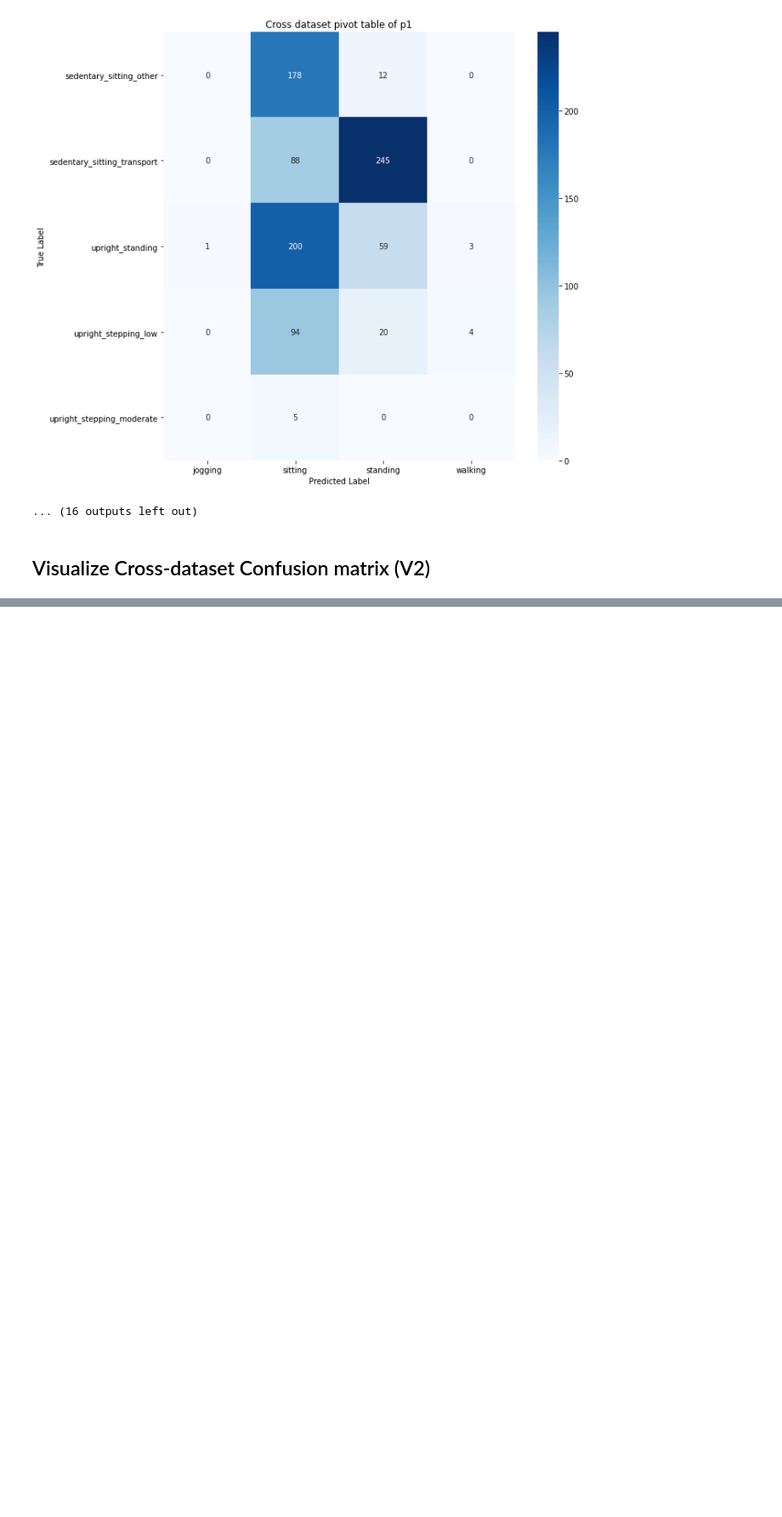
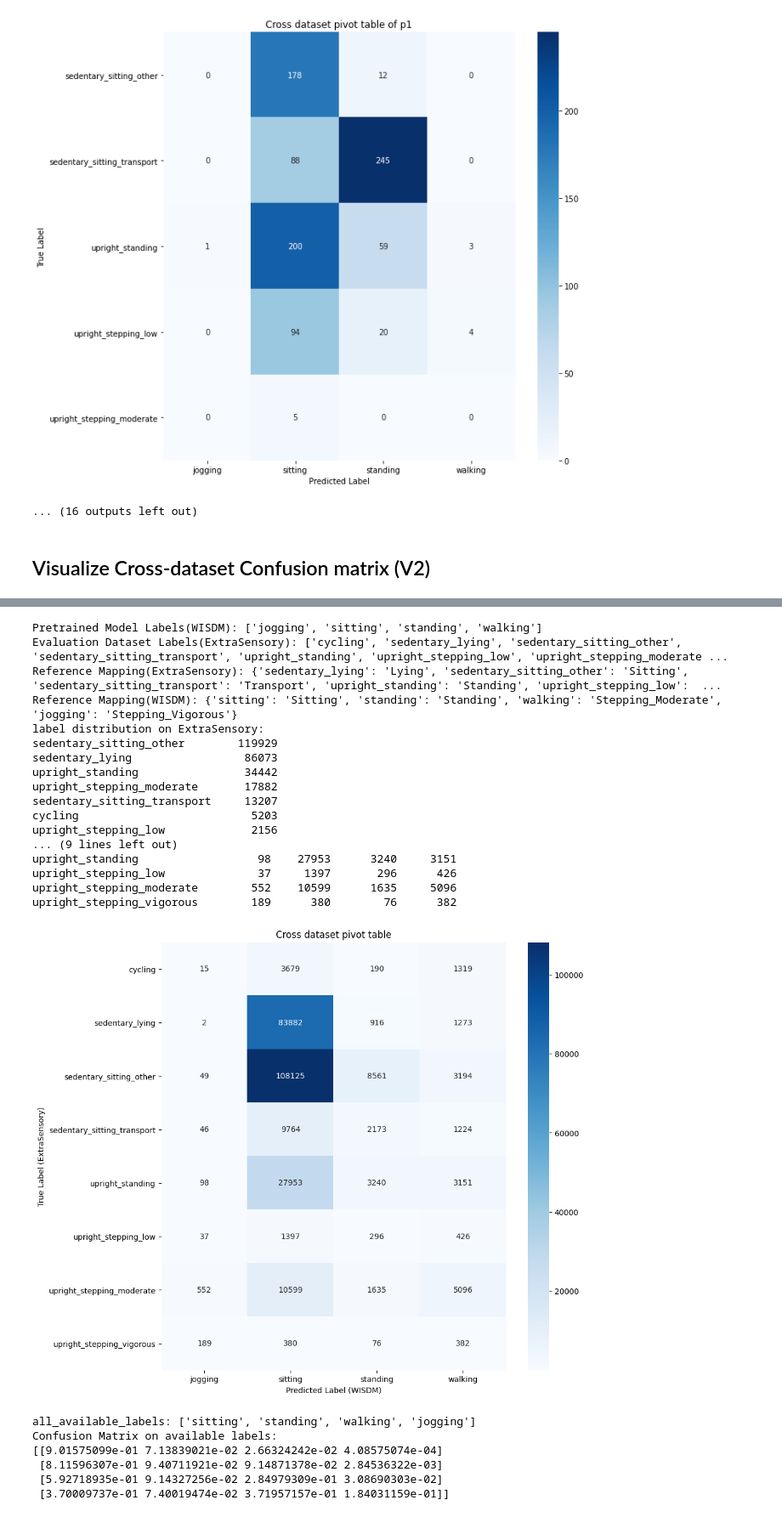
Before and after one commit to h-khayami/ssl-wearables, a Jupyter notebook: plots/confusion_matrices.ipynb, the cells around one changed output, grey strips where cells are left out. Shown at 85% size. Cells and saved outputs as stored; diff of their text form; code cells hidden in the pictures; blank space fills up the shorter version.

```diff
--- a/plots/confusion_matrices.ipynb
+++ b/plots/confusion_matrices.ipynb
@@ -573,0 +651,30 @@ Confusion Matrix:
+# %%
+# Trained on WISDM dataset and evaluated on ExtraSensory dataset
+evaluation_result = "/home/hossein/ssl-wearables/data/reports/2025-03-13_17-50"
+pretrained_model_label = "/home/hossein/ssl-wearables/data/reports/2025-02-18_19-32"
+visualize_confusion_matrices_cross_dataset(evaluation_result, pretrained_model_label, "WISDM","ExtraSensory")
+# %% [output]
+Pretrained Model Labels(WISDM): ['jogging', 'sitting', 'standing', 'walking']
+Evaluation Dataset Labels(ExtraSensory): ['cycling', 'sedentary_lying', 'sedentary_sitting_other', 'sedentary_sitting_transport', 'upright_standing', 'upright_stepping_low', 'upright_stepping_moderate ...
+Reference Mapping(ExtraSensory): {'sedentary_lying': 'Lying', 'sedentary_sitting_other': 'Sitting', 'sedentary_sitting_transport': 'Transport', 'upright_standing': 'Standing', 'upright_stepping_low':  ...
+Reference Mapping(WISDM): {'sitting': 'Sitting', 'standing': 'Standing', 'walking': 'Stepping_Moderate', 'jogging': 'Stepping_Vigorous'}
+label distribution on ExtraSensory:
+sedentary_sitting_other        119929
+sedentary_lying                 86073
+upright_standing                34442
+upright_stepping_moderate       17882
+sedentary_sitting_transport     13207
+cycling                          5203
+upright_stepping_low             2156
+... (9 lines left out)
+upright_standing                  98    27953      3240     3151
+upright_stepping_low              37     1397       296      426
+upright_stepping_moderate        552    10599      1635     5096
+upright_stepping_vigorous        189      380        76      382
+[figure, added]
+all_available_labels: ['sitting', 'standing', 'walking', 'jogging']
+Confusion Matrix on available labels:
+[[9.01575099e-01 7.13839021e-02 2.66324242e-02 4.08575074e-04]
+ [8.11596307e-01 9.40711921e-02 9.14871378e-02 2.84536322e-03]
+ [5.92718935e-01 9.14327256e-02 2.84979309e-01 3.08690303e-02]
+ [3.70009737e-01 7.40019474e-02 3.71957157e-01 1.84031159e-01]]
```
Also changed, not shown: parts of 14 cells of this notebook, 5 other files.
